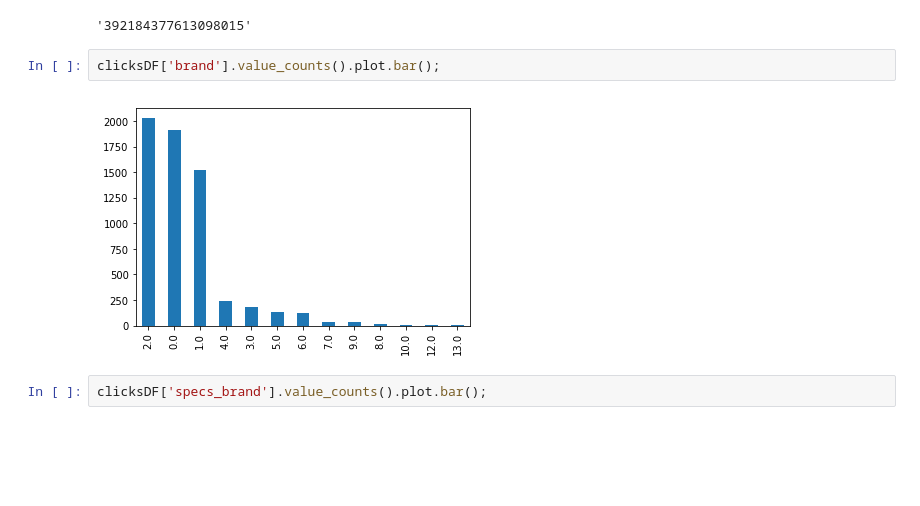
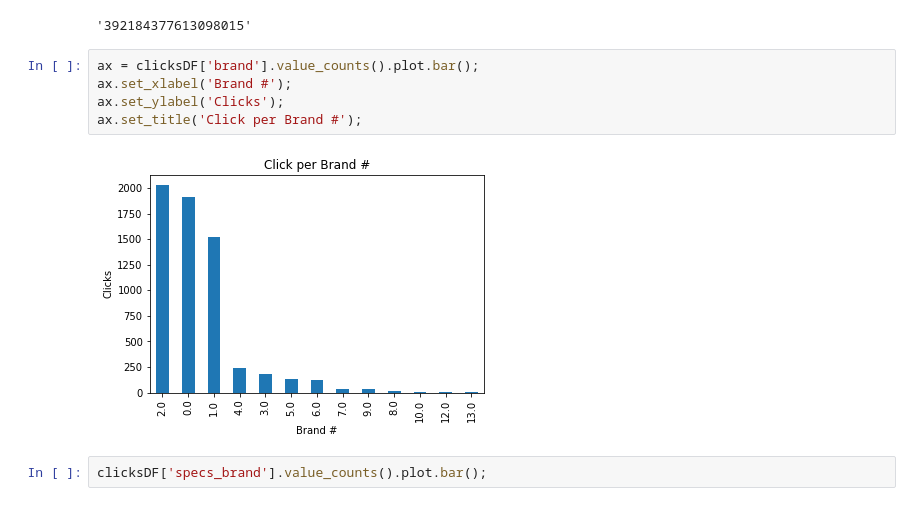
Before and after one commit to bebetosaba/7506-datos-1C2019, a Jupyter notebook: TP1/analisis.ipynb, the cells around one changed output. Cells and saved outputs as stored; diff of their text form; blank space fills up the shorter version.

```diff
--- a/TP1/analisis.ipynb
+++ b/TP1/analisis.ipynb
@@ -187,10 +187,13 @@ specs_brand0 = clicksDF[["touchX","touchY_log",'specs_brand','os_major','brand']
 specs_brand0
 # %% [output]
 '392184377613098015'
-# %%
-clicksDF['brand'].value_counts().plot.bar();
-# %% [output]
-[figure, removed]
+# %%
+ax = clicksDF['brand'].value_counts().plot.bar();
+ax.set_xlabel('Brand #');
+ax.set_ylabel('Clicks');
+ax.set_title('Click per Brand #');
+# %% [output]
+[figure, added]
 # %%
 clicksDF['specs_brand'].value_counts().plot.bar();
 # %% [output]
```
Also changed, not shown: 1 other file.
